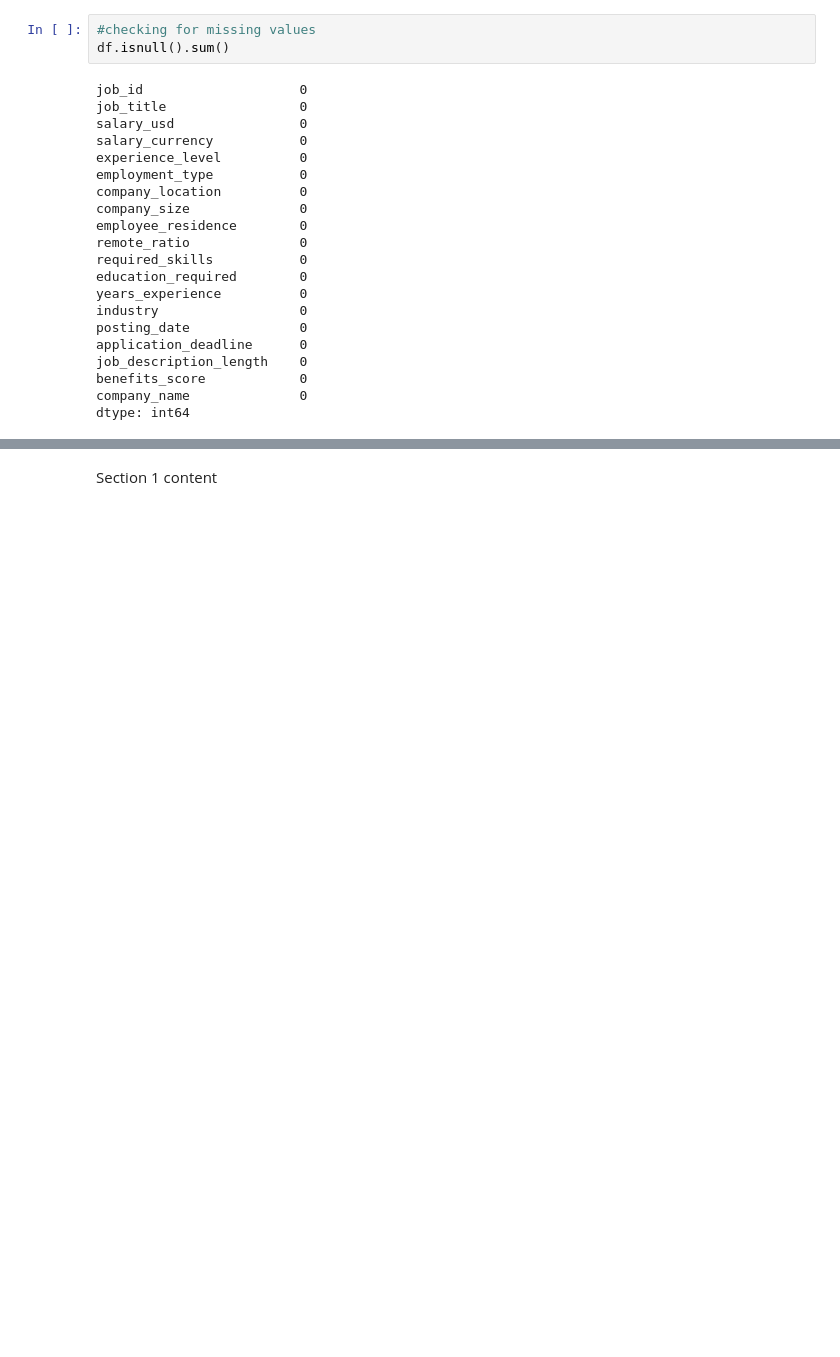
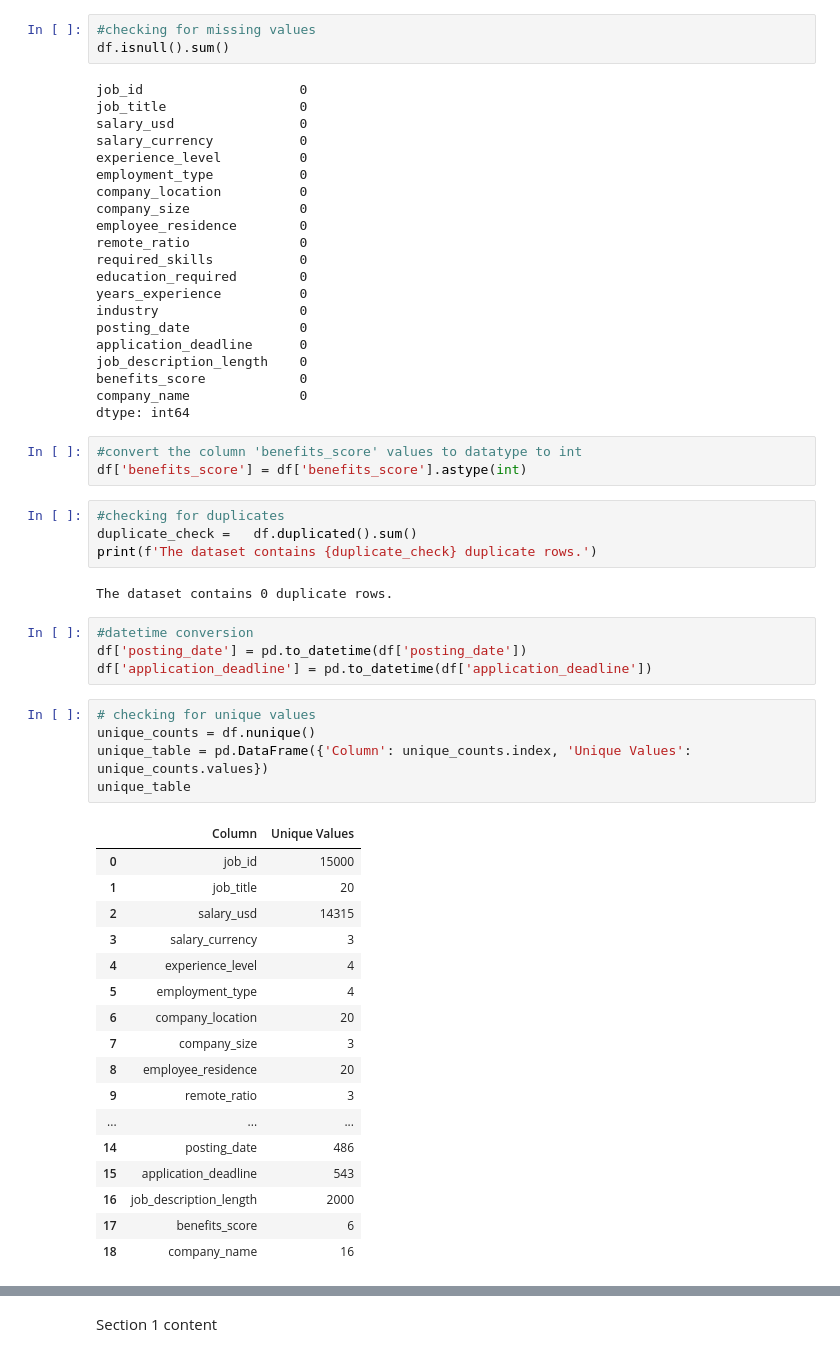
Before and after one commit to tanzilachand/Global-_AI_Job_Market_Salary_Trends_2025, a Jupyter notebook: jupyter_notebooks/ETL.ipynb, the cells around one changed output, grey strips where cells are left out. Drawn from its saved outputs; the diff is of its cells as text; blank space fills up the shorter version.

```diff
--- a/jupyter_notebooks/ETL.ipynb
+++ b/jupyter_notebooks/ETL.ipynb
@@ -147,3 +163,39 @@ job_description_length    0
 benefits_score            0
 company_name              0
 dtype: int64
+# %%
+#convert the column 'benefits_score' values to datatype to int
+df['benefits_score'] = df['benefits_score'].astype(int)
+# %%
+#checking for duplicates
+duplicate_check =   df.duplicated().sum()
+print(f'The dataset contains {duplicate_check} duplicate rows.')
+# %% [output]
+The dataset contains 0 duplicate rows.
+# %%
+#datetime conversion
+df['posting_date'] = pd.to_datetime(df['posting_date'])
+df['application_deadline'] = pd.to_datetime(df['application_deadline'])
+# %%
+# checking for unique values
+unique_counts = df.nunique()
+unique_table = pd.DataFrame({'Column': unique_counts.index, 'Unique Values': unique_counts.values})
+unique_table
+# %% [output]
+|  | Column | Unique Values |
+| 0 | job_id | 15000 |
+| 1 | job_title | 20 |
+| 2 | salary_usd | 14315 |
+| 3 | salary_currency | 3 |
+| 4 | experience_level | 4 |
+| 5 | employment_type | 4 |
+| 6 | company_location | 20 |
+| 7 | company_size | 3 |
+| 8 | employee_residence | 20 |
+| 9 | remote_ratio | 3 |
+| ... | ... | ... |
+| 14 | posting_date | 486 |
+| 15 | application_deadline | 543 |
+| 16 | job_description_length | 2000 |
+| 17 | benefits_score | 6 |
+| 18 | company_name | 16 |
```
Also changed, not shown: parts of 3 cells of this notebook.
